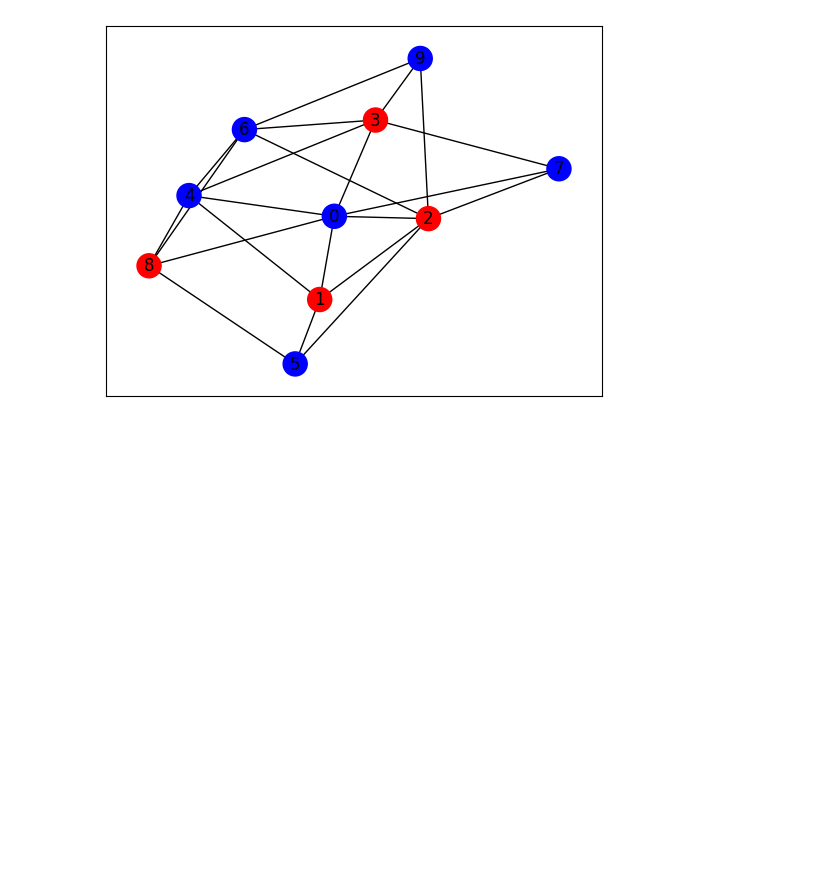
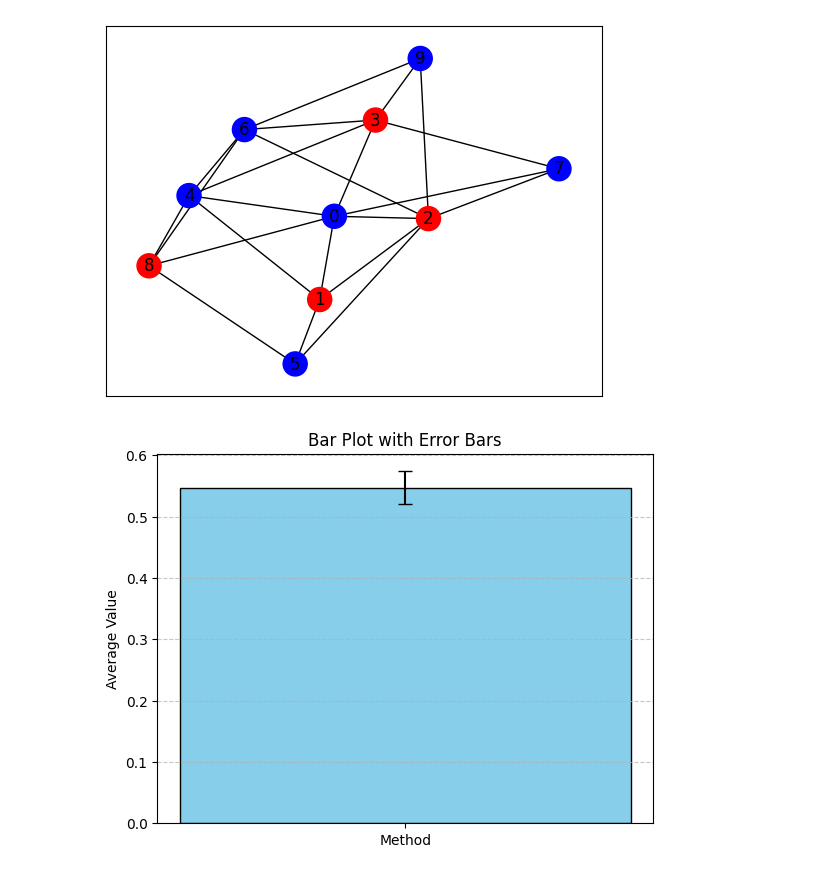
Before and after one commit to patelquantum/MaxCut, a Jupyter notebook: QAOA Programs/qaoa_maxcut.ipynb, the cells around one changed output. Drawn from its saved outputs; the diff is of its cells as text; code cells hidden in the pictures; blank space fills up the shorter version.

```diff
--- a/QAOA Programs/qaoa_maxcut.ipynb
+++ b/QAOA Programs/qaoa_maxcut.ipynb
@@ -587,3 +587,29 @@ QAOA Optimal solution: [0 1 1 1 0 0 0 0 1 0]
 QAOA Maxcut solution =  17
 classical solution =  [0, 1, 1, 1, 0, 0, 0, 0, 1, 0]  cut value =  17.0
 [figure]
+# %%
+import numpy as np
+import matplotlib.pyplot as plt
+
+# Generate example data (replace with your actual dataset)
+data = np.random.rand(100)  # Example: 100 random values between 0 and 1
+
+# Calculate mean, standard deviation, and standard error
+mean = np.mean(data)
+std_dev = np.std(data, ddof=1)  # ddof=1 for sample standard deviation
+sem = std_dev / np.sqrt(len(data))  # Standard error of the mean
+
+# Plot with error bars
+methods = ['Method']
+means = [mean]
+errors = [sem]
+
+plt.bar(methods, means, yerr=errors, color='skyblue', capsize=5, edgecolor='black')
+plt.title("Bar Plot with Error Bars")
+plt.ylabel("Average Value")
+plt.grid(axis='y', linestyle='--', alpha=0.7)
+
+# Show the plot
+plt.show()
+# %% [output]
+[figure, added]
```
